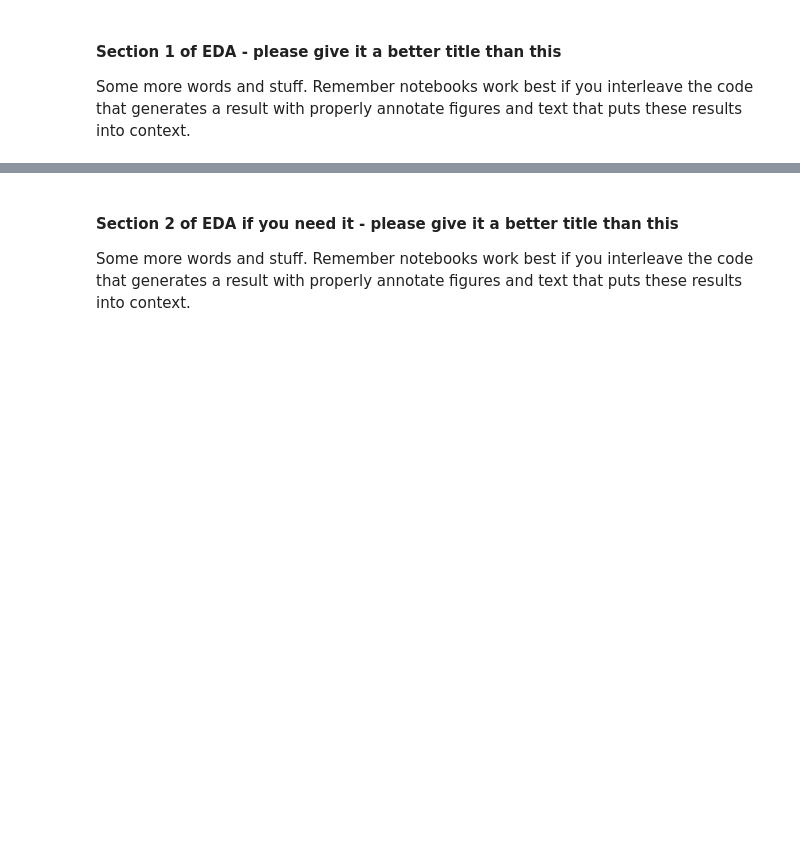
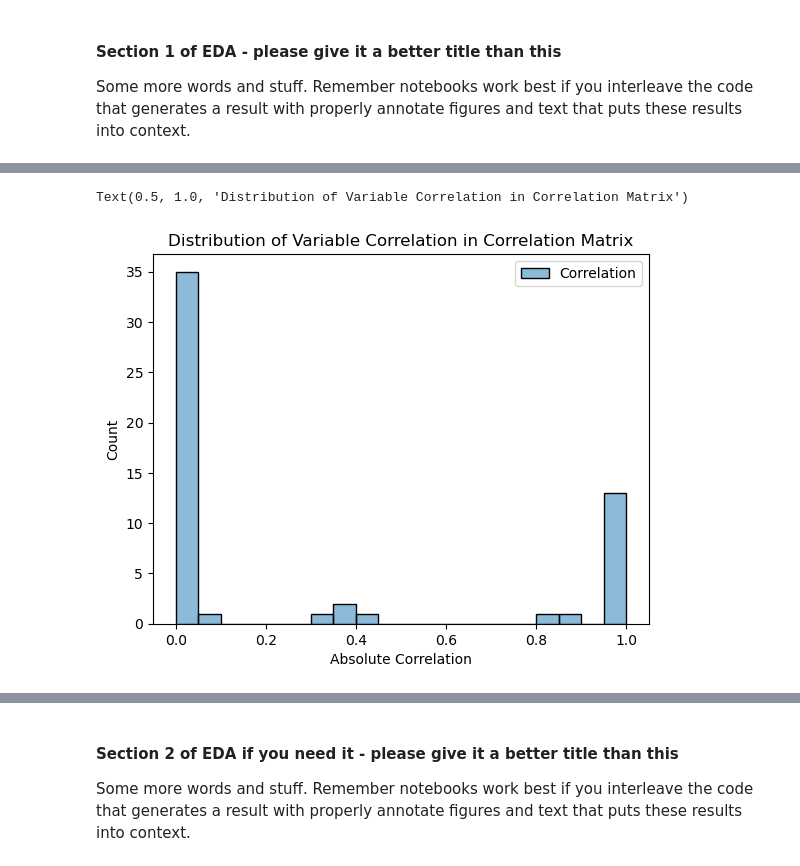
Before and after one commit to COGS108/Group100_WI26, a Jupyter notebook: 02-EDACheckpoint.ipynb, the cells around one changed output, grey strips where cells are left out. Drawn from its saved outputs; the diff is of its cells as text; code cells hidden in the pictures; blank space fills up the shorter version.

```diff
--- a/02-EDACheckpoint.ipynb
+++ b/02-EDACheckpoint.ipynb
@@ -463,0 +476,19 @@ Some more words and stuff.  Remember notebooks work best if you interleave the c
+# %%
+#create an upper triangle mask, using k=1 to exclude the diagonal and duplicate values and only have unique correlations
+mask = np.triu(np.ones(steam_filter_corr.shape), k=1).astype(bool)
+
+steam_filter_corr_unique = steam_filter_corr.where(~mask).stack().reset_index() #using ~mask will only keep the lower triangle in the amtrix
+steam_filter_corr_unique.columns = ['Feature1', 'Feature2', 'Correlation'] #categorize the columns of unique pair correlations into a column of the first feature, second feature, and their correlation amount
+
+# plot distribution of correlations with a histogram
+distribution = sns.histplot(steam_filter_corr_unique, bins=20)
+
+# set x, y, and title labels
+plt.xlabel("Absolute Correlation")
+plt.ylabel("Count")
+plt.title("Distribution of Variable Correlation in Correlation Matrix")
+
+# count is relatively the highest near 0, illustrating that most of the variables in the matrix have little to no correlation with each other
+# %% [output]
+Text(0.5, 1.0, 'Distribution of Variable Correlation in Correlation Matrix')
+[figure, added]
```
Also changed, not shown: parts of 3 cells of this notebook.
